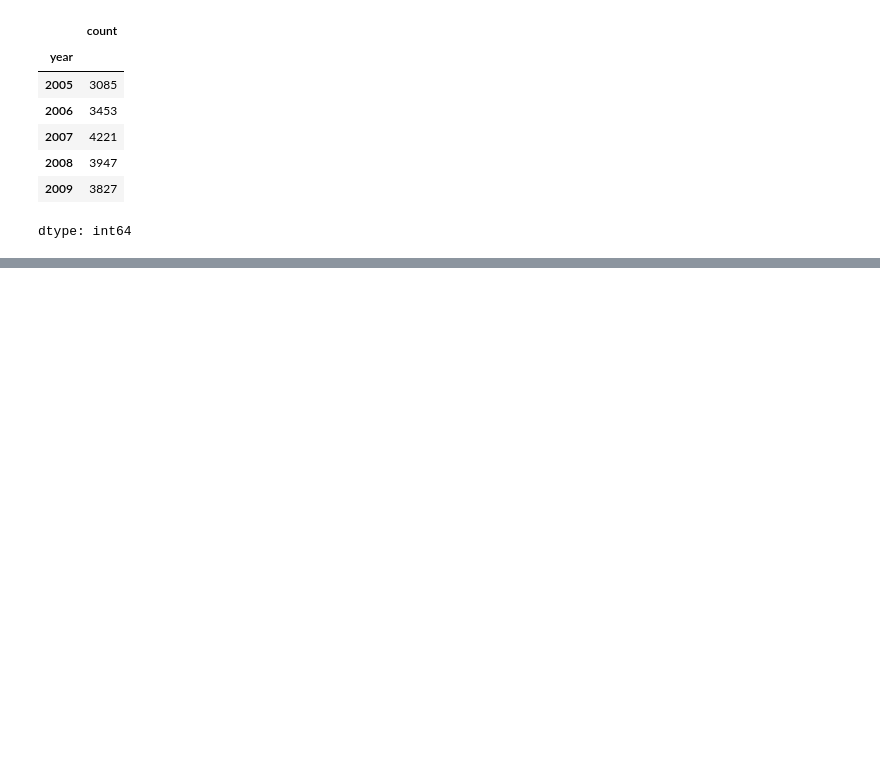
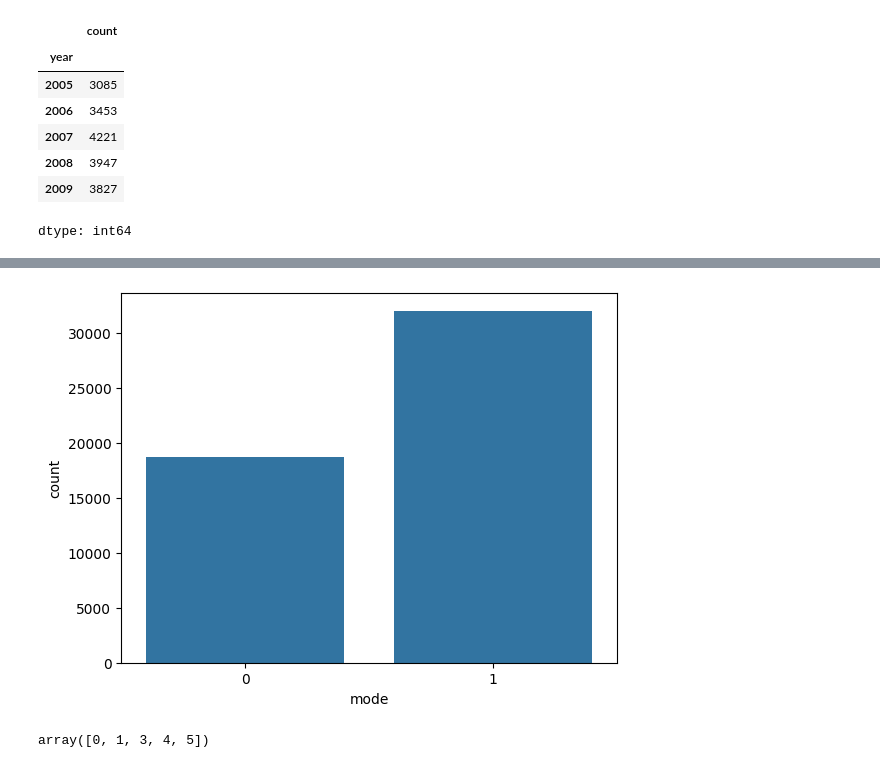
Before and after one commit to yaseenddar/Hybrid-Recommendation-system, a Jupyter notebook: EDA_spotify.ipynb, the cells around one changed output, grey strips where cells are left out. Saved outputs shown, nothing was run; the diff lists cells and outputs as text; code cells hidden in the pictures; blank space fills up the shorter version.

```diff
--- a/EDA_spotify.ipynb
+++ b/EDA_spotify.ipynb
@@ -454,0 +468,10 @@ dtype: int64
+# %%
+# countplot for mode
+sns.countplot(df_songs,x="mode")
+plt.show()
+# %% [output]
+[figure, added]
+# %%
+np.sort(df_songs["time_signature"].unique())
+# %% [output]
+array([0, 1, 3, 4, 5])
```
Also changed, not shown: parts of 15 cells of this notebook.
